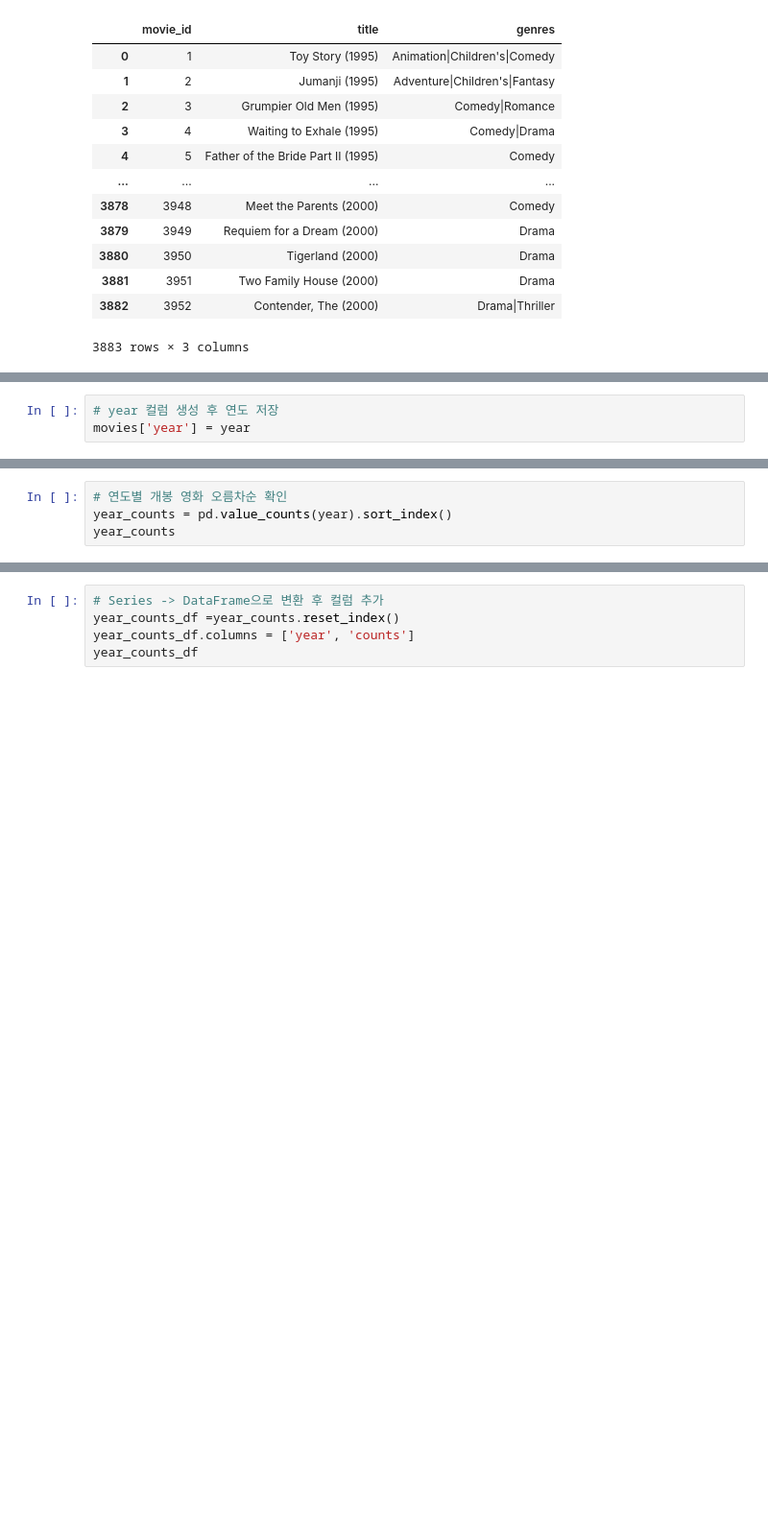
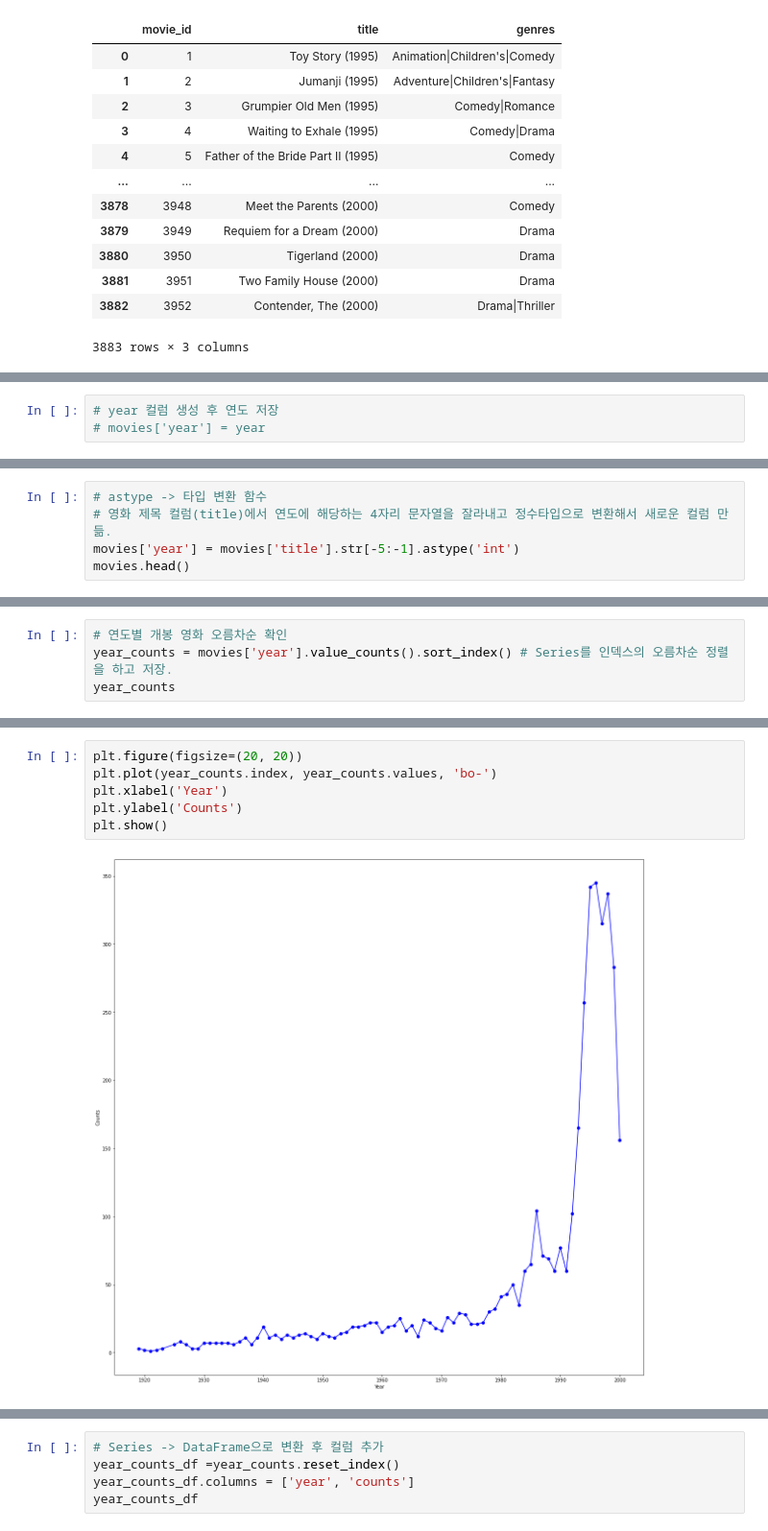
Before and after one commit to sejinseo/Itwill_Python, a Jupyter notebook: py25_movielens.ipynb, the cells around one changed output, grey strips where cells are left out. Shown: that part at 96% size. Saved outputs shown, nothing was run; the diff lists cells and outputs as text; blank space fills up the shorter version.

```diff
--- a/py25_movielens.ipynb
+++ b/py25_movielens.ipynb
@@ -211,5 +211,5 @@ for y in movies['title']:
 # %%
 # year 컬럼 생성 후 연도 저장
-movies['year'] = year
+# movies['year'] = year
 # %%
 # 출력
@@ -221,3 +221,8 @@ movies.head()
 | 2 | 3 | Grumpier Old Men (1995) | Comedy|Romance | 1995 |
 | 3 | 4 | Waiting to Exhale (1995) | Comedy|Drama | 1995 |
 | 4 | 5 | Father of the Bride Part II (1995) | Comedy | 1995 |
+# %%
+# astype -> 타입 변환 함수
+# 영화 제목 컬럼(title)에서 연도에 해당하는 4자리 문자열을 잘라내고 정수타입으로 변환해서 새로운 컬럼 만듦.
+movies['year'] = movies['title'].str[-5:-1].astype('int')
+movies.head()
@@ -224,6 +250,6 @@ movies.head()
 # %%
 # 연도별 개봉 영화 오름차순 확인
-year_counts = pd.value_counts(year).sort_index()
+year_counts = movies['year'].value_counts().sort_index() # Series를 인덱스의 오름차순 정렬을 하고 저장.
 year_counts
 # %% [output]
 1919      3
@@ -240,0 +267,8 @@ Length: 81, dtype: int64
+# %%
+plt.figure(figsize=(20, 20))
+plt.plot(year_counts.index, year_counts.values, 'bo-')
+plt.xlabel('Year')
+plt.ylabel('Counts')
+plt.show()
+# %% [output]
+[figure, added]
```
Also changed, not shown: parts of 68 cells of this notebook.
